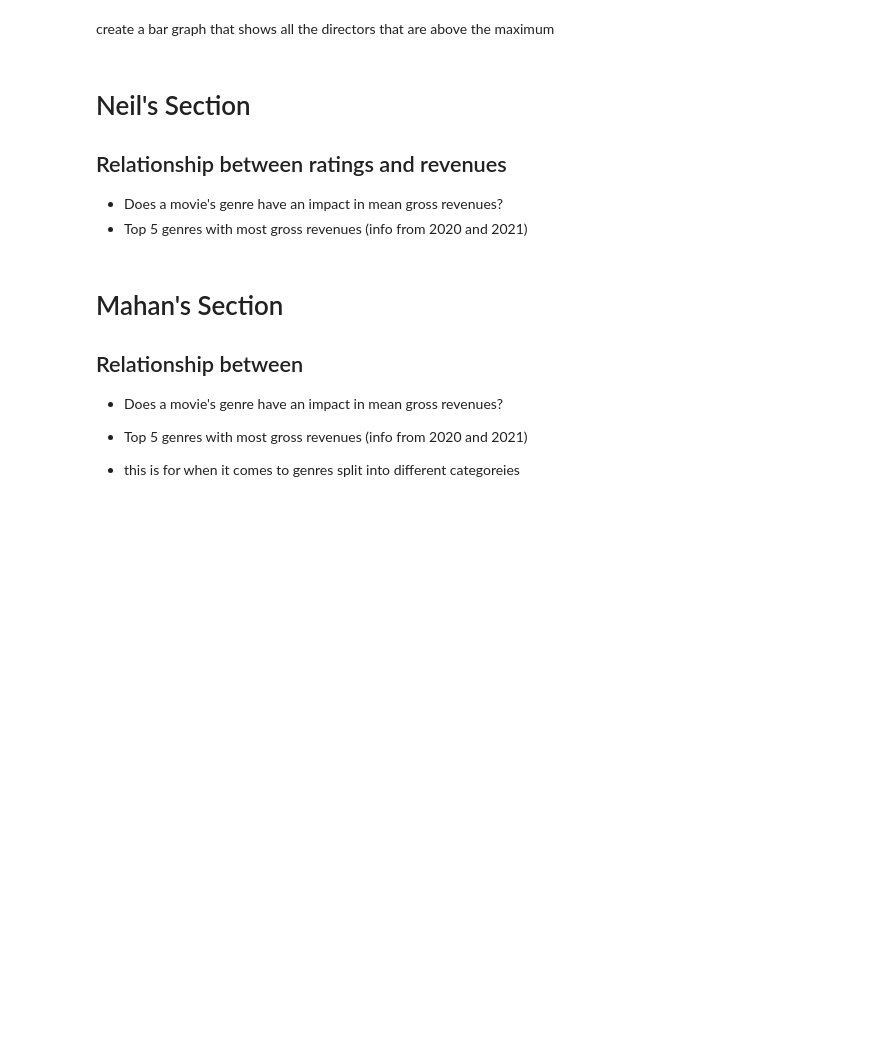
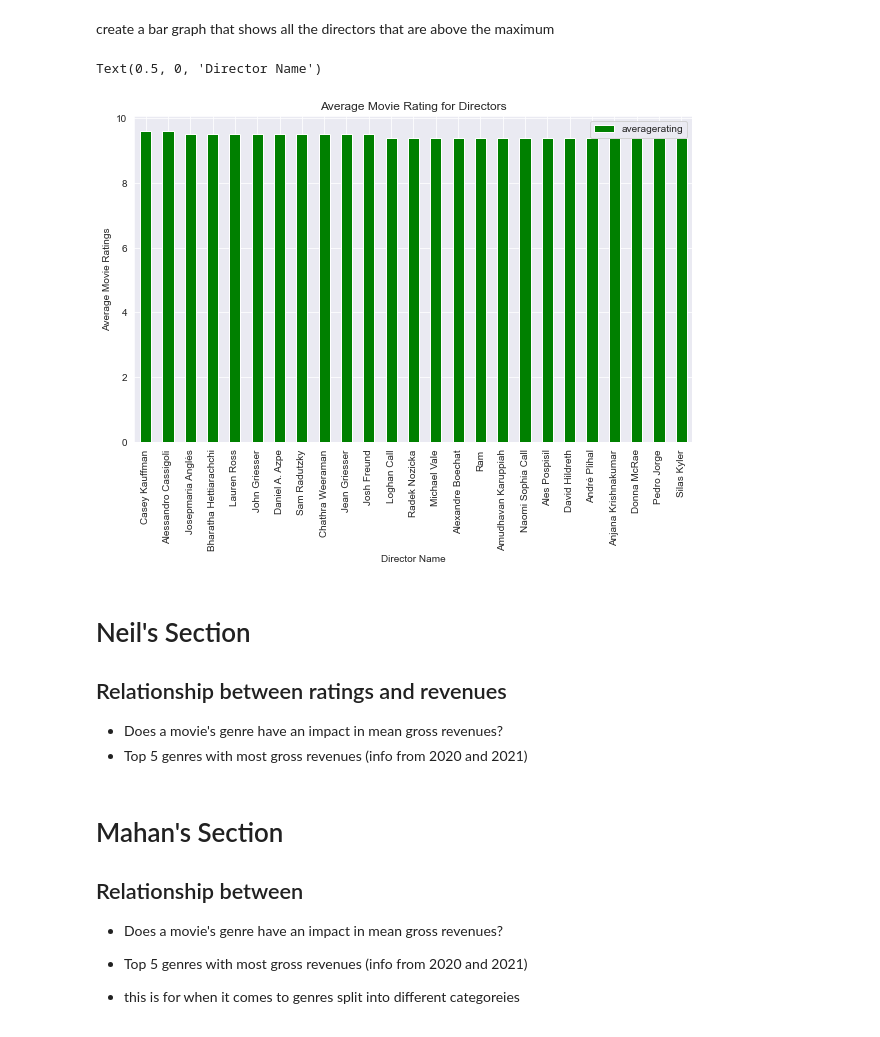
Before and after one commit to mahanabba/Pod_3_Capstone, a Jupyter notebook: student.ipynb, the cells around one changed output. Drawn from its saved outputs; the diff is of its cells as text; code cells hidden in the pictures; blank space fills up the shorter version.

```diff
--- a/student.ipynb
+++ b/student.ipynb
@@ -618,13 +741,16 @@ create a bar graph that shows all the directors that are above the maximum
 # %%
 # create a bar graph showing the top 50 directors with the highest grossing movies
 very_best_directors = above_avg_rated_dir[above_avg_rated_dir["averagerating"] >= 9.4]
 plt.rcParams["figure.figsize"] = (10,6)
-very_best_directors.plot(x = "primary_name", y = "averagerating", kind = "bar")
+very_best_directors.plot(x = "primary_name", y = "averagerating", kind = "bar", color='green')
 plt.title("Average Movie Rating for Directors")
 plt.ylabel("Average Movie Ratings")
 plt.xlabel("Director Name")
 #plt.xticks(rotation='horizontal')
 #plt.yticks()
+# %% [output]
+Text(0.5, 0, 'Director Name')
+[figure, added]
 # %% [markdown]
 # Neil's Section
 ## Relationship between ratings and revenues
```
Also changed, not shown: parts of 18 cells of this notebook.
